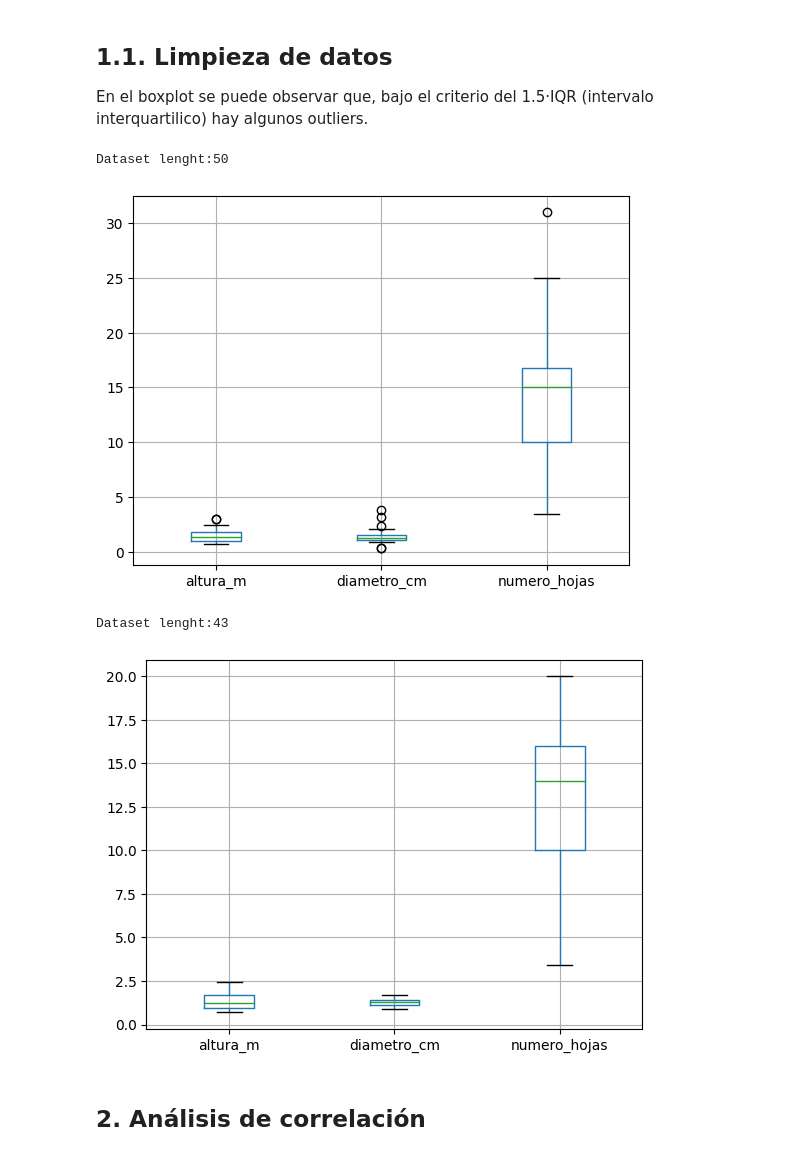
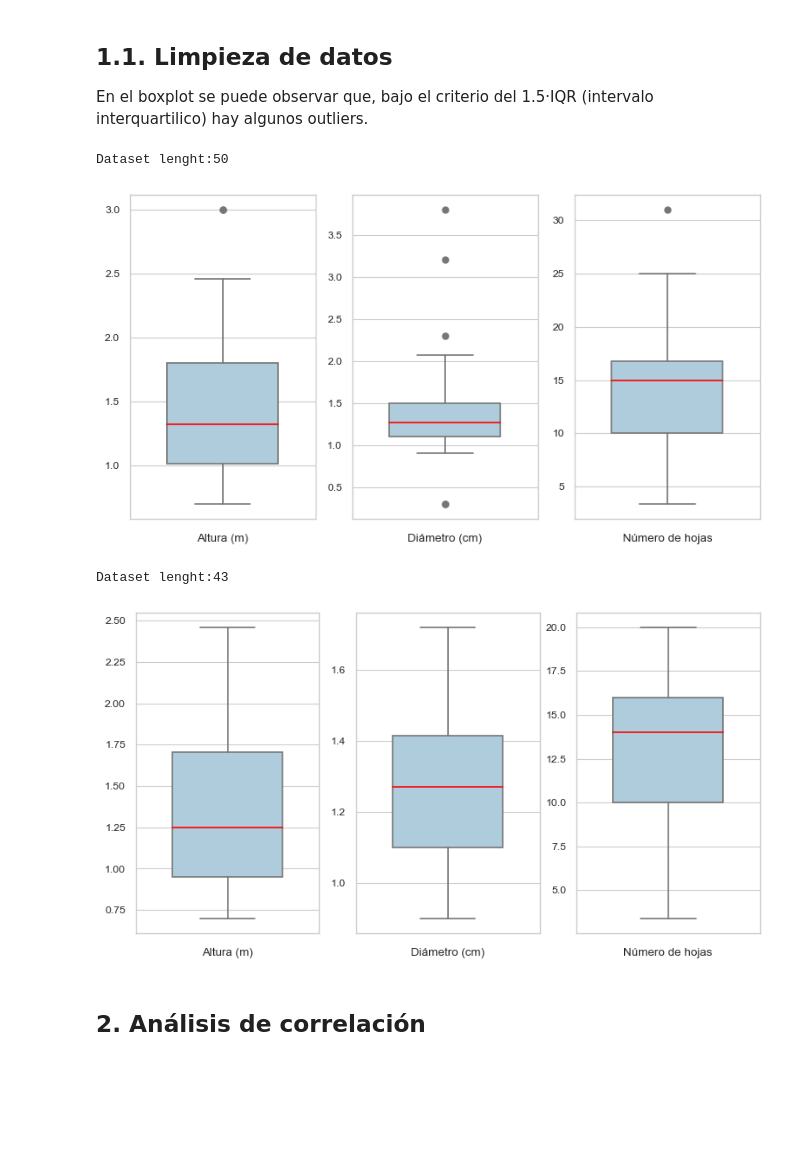
Before and after one commit to hdescobarh/simulaciones-ecologia, a Jupyter notebook: simulation_notebooks_es/alometria_basico/araceas_yotoco.ipynb, the cells around one changed output. Cells and saved outputs as stored; diff of their text form; code cells hidden in the pictures; blank space fills up the shorter version.

Commit message:
Improved plotting functions

```diff
--- a/simulation_notebooks_es/alometria_basico/araceas_yotoco.ipynb
+++ b/simulation_notebooks_es/alometria_basico/araceas_yotoco.ipynb
@@ -37,17 +37,44 @@ araceae_raw_df
 | 47 | 1.64 | 1.40 | 10.0 |
 | 48 | 2.15 | 1.50 | 19.0 |
 | 49 | 1.60 | 1.20 | 5.0 |
+# %%
+def make_boxplot(dataframe: pd.DataFrame):
+    sns.set_theme(context= "paper", style="whitegrid")
+    palette = sns.color_palette("Paired")
+    flierprops = {'marker': 'o', 'color': "green"}
+    medianprops={"color": "red"}
+    color = palette[0] # type: ignore
+    width = 0.6
+
+    fig, (ax1, ax2, ax3) = plt.subplots(1, 3)
+    plt.subplots_adjust(right=1.25)
+
+    # Altura
+    sns.boxplot(dataframe["altura_m"], ax= ax1,
+                flierprops = flierprops, width= width, medianprops = medianprops, color = color)
+    ax1.set(xlabel="Altura (m)", xticklabels= [])
+
+    # Diámetro
+    sns.boxplot(dataframe["diametro_cm"], ax= ax2,
+                flierprops = flierprops, width= width, medianprops = medianprops, color = color)
+    ax2.set(xlabel="Diámetro (cm)", xticklabels= [])
+
+    # Número de hojas
+    sns.boxplot(dataframe["numero_hojas"], ax= ax3,
+                flierprops = flierprops, width= width, medianprops = medianprops, color = color)
+    ax3.set(xlabel="Número de hojas", xticklabels= [])
+
+    plt.show()
 # %% [markdown]
 ## 1.1. Limpieza de datos
 
 En el boxplot se puede observar que, bajo el criterio del 1.5·IQR (intervalo interquartilico) hay algunos outliers.
 # %%
 print("Dataset lenght:{}".format(len(araceae_raw_df)))
-araceae_raw_df.boxplot()
-plt.show()
+make_boxplot(araceae_raw_df)
 # %% [output]
 Dataset lenght:50
-[figure, old version]
+[figure, new version]
 # %%
 # Calculate upper and lower limits of +-1.5IQR interval
 descriptive_df = araceae_raw_df.describe()
@@ -66,11 +93,10 @@ my_query = my_query.replace(")(", ") & (")
 # Return cleaned dataset and shows boxplot
 araceae_cleaned_df = araceae_raw_df.query(my_query)
 print("Dataset lenght:{}".format(len(araceae_cleaned_df)))
-araceae_cleaned_df.boxplot()
-plt.show()
+make_boxplot(araceae_cleaned_df)
 # %% [output]
 Dataset lenght:43
-[figure, old version]
+[figure, new version]
 # %% [markdown]
 ## 2. Análisis de correlación
 # %%
```
Also changed, not shown: parts of 5 cells of this notebook, 1 other file.
